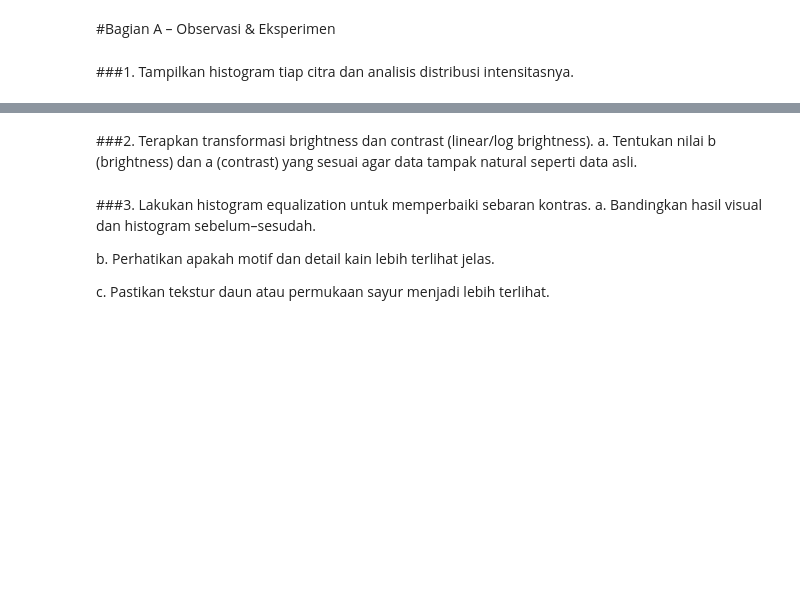
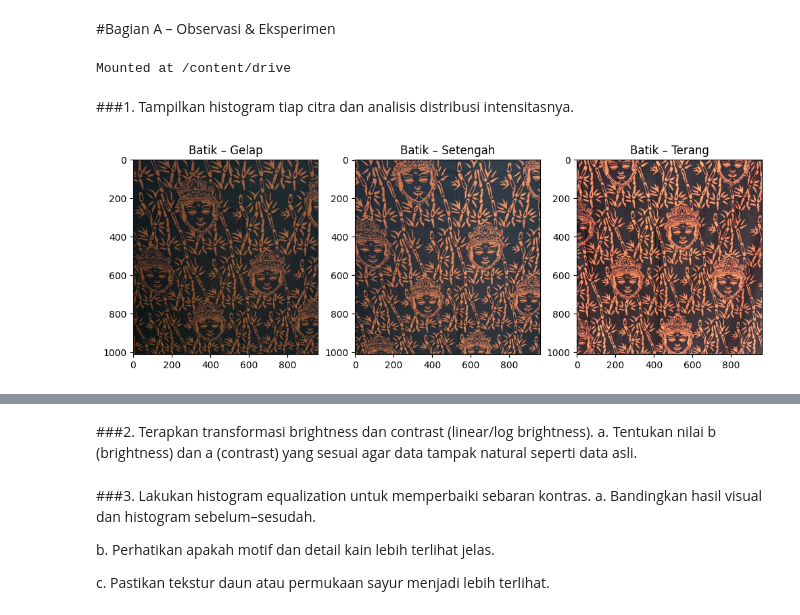
Before and after one commit to drm69/CM_PCVK, a Jupyter notebook: CM_Batik.ipynb, the cells around one changed output, grey strips where cells are left out. Cells and saved outputs as stored; diff of their text form; code cells hidden in the pictures; blank space fills up the shorter version.

Commit message:
tampilan histogram

```diff
--- a/CM_Batik.ipynb
+++ b/CM_Batik.ipynb
@@ -2,5 +2,32 @@
 <a href="https://colab.research.google.com/github/drm69/CM_PCVK/blob/main/CM_Batik.ipynb" target="_parent"><img src="https://colab.research.google.com/assets/colab-badge.svg" alt="Open In Colab"/></a>
 # %% [markdown]
 #Bagian A – Observasi & Eksperimen
+# %%
+from google.colab import drive
+drive.mount('/content/drive')
+# %% [output]
+Mounted at /content/drive
 # %% [markdown]
 ###1. Tampilkan histogram tiap citra dan analisis distribusi intensitasnya.
+# %%
+import cv2
+import matplotlib.pyplot as plt
+
+# Membaca 3 citra batik (gelap, setengah, terang)
+img_gelap = cv2.imread('/content/drive/MyDrive/UTS_PCVK/gelap.jpg')
+img_setengah = cv2.imread('/content/drive/MyDrive/UTS_PCVK/setengah.jpg')
+img_terang = cv2.imread('/content/drive/MyDrive/UTS_PCVK/terang.jpg')
+
+# Konversi BGR → RGB untuk tampilan di matplotlib
+img_gelap_rgb = cv2.cvtColor(img_gelap, cv2.COLOR_BGR2RGB)
+img_setengah_rgb = cv2.cvtColor(img_setengah, cv2.COLOR_BGR2RGB)
+img_terang_rgb = cv2.cvtColor(img_terang, cv2.COLOR_BGR2RGB)
+
+# Tampilkan semua citra
+plt.figure(figsize=(12,4))
+plt.subplot(1,3,1); plt.imshow(img_gelap_rgb); plt.title("Batik – Gelap")
+plt.subplot(1,3,2); plt.imshow(img_setengah_rgb); plt.title("Batik – Setengah")
+plt.subplot(1,3,3); plt.imshow(img_terang_rgb); plt.title("Batik – Terang")
+plt.show()
+# %% [output]
+[figure, added]
```
Also changed, not shown: parts of 2 cells of this notebook.
